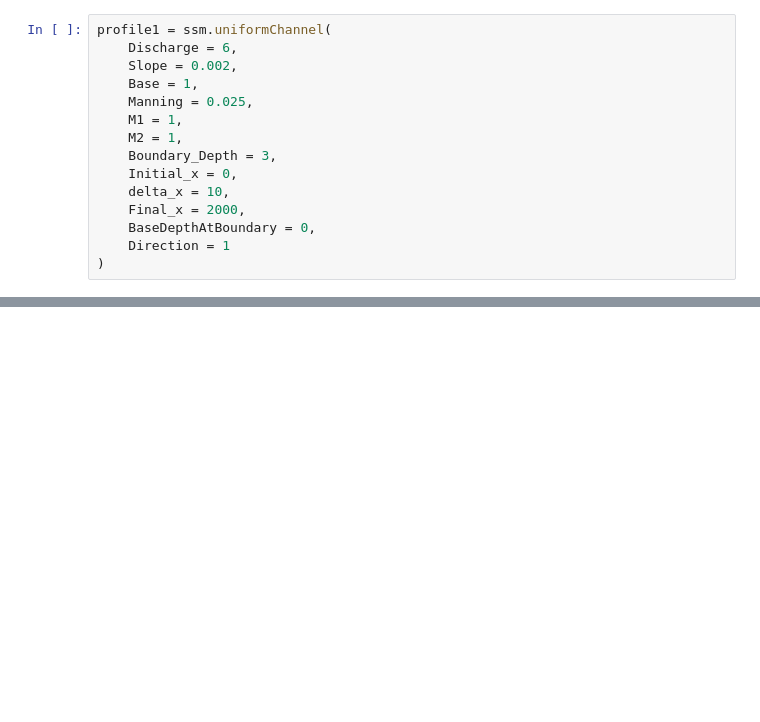
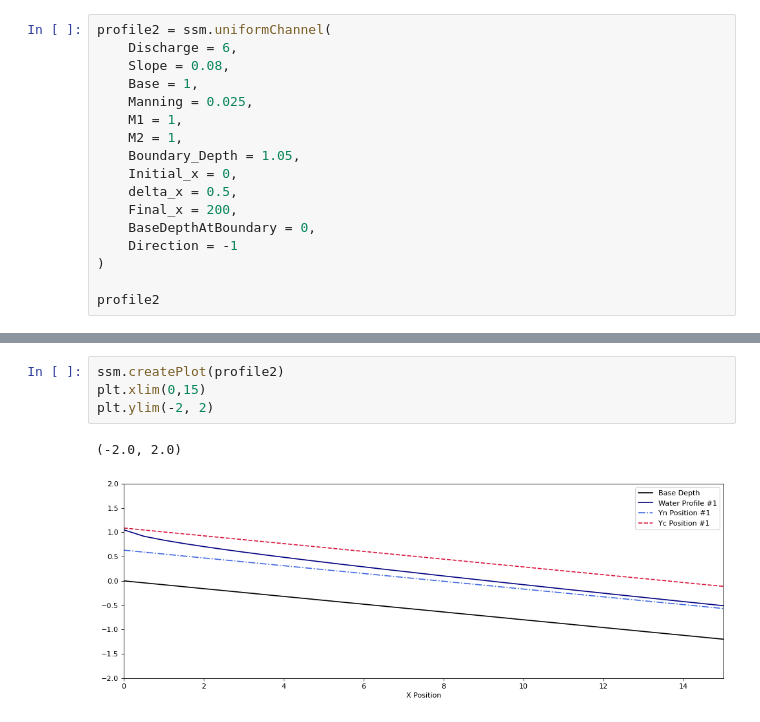
Before and after one commit to Rfys/StandardStepMethod, a Jupyter notebook: Python Script/OpenChannel-SSM.ipynb, the cells around one changed output, grey strips where cells are left out. Drawn from its saved outputs; the diff is of its cells as text; blank space fills up the shorter version.

```diff
--- a/Python Script/OpenChannel-SSM.ipynb
+++ b/Python Script/OpenChannel-SSM.ipynb
@@ -4,18 +109,20 @@ import matplotlib.pyplot as plt
 # %%
-profile1 = ssm.uniformChannel(
+profile2 = ssm.uniformChannel(
     Discharge = 6,
-    Slope = 0.002,
+    Slope = 0.08,
     Base = 1,
     Manning = 0.025,
     M1 = 1,
     M2 = 1,
-    Boundary_Depth = 3,
+    Boundary_Depth = 1.05,
     Initial_x = 0,
-    delta_x = 10,
-    Final_x = 2000,
+    delta_x = 0.5,
+    Final_x = 200,
     BaseDepthAtBoundary = 0,
-    Direction = 1
+    Direction = -1
 )
+
+profile2
 # %% [output]
             ***  Standard Step Method - Water Profile Analysis  ***
                      coded by: Arif Yunando S - 2017410211
@@ -56,0 +157,7 @@ profile1
+# %%
+ssm.createPlot(profile2)
+plt.xlim(0,15)
+plt.ylim(-2, 2)
+# %% [output]
+(-2.0, 2.0)
+[figure, added]
```
Also changed, not shown: parts of 9 cells of this notebook, 2 other files.
